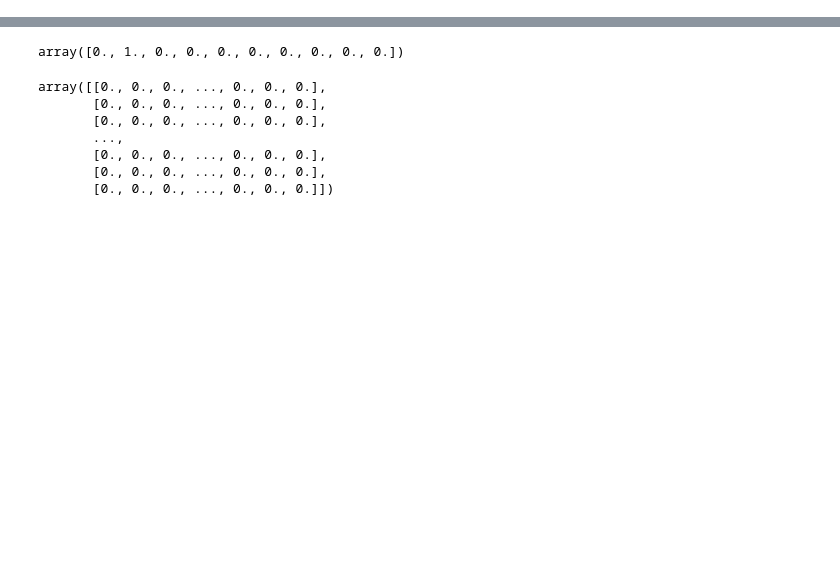
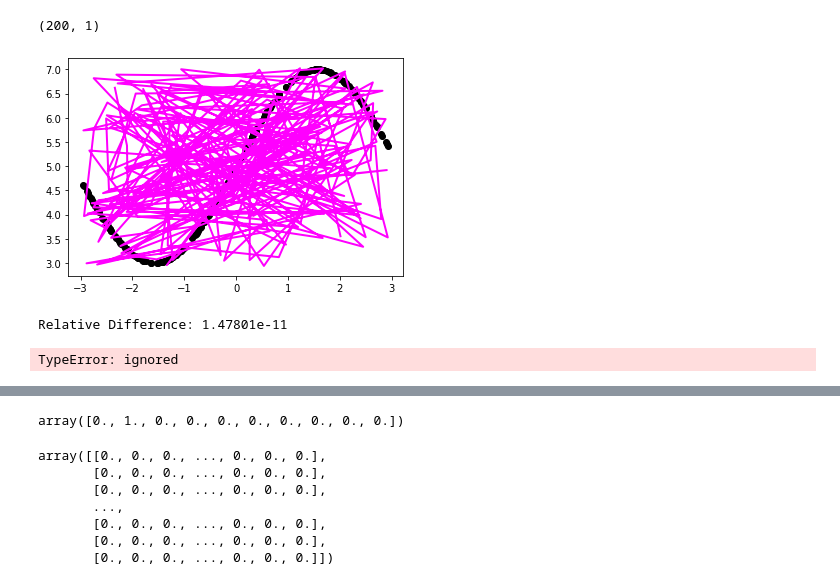
Before and after one commit to maks-tabu/dus_mm, a Jupyter notebook: neural_network.ipynb, the cells around one changed output, grey strips where cells are left out. Drawn from its saved outputs; the diff is of its cells as text; code cells hidden in the pictures; blank space fills up the shorter version.

```diff
--- a/neural_network.ipynb
+++ b/neural_network.ipynb
@@ -178 +223,11 @@ class NN_model():
+# %%
+import scipy.io
+mat = scipy.io.loadmat('mnist.mat')
+X = mat['X']
+y = mat['y']
+y[y == 10] = 0
+y0 = np.zeros((y.size, 10))
+for i in range(y.shape[0]):
+    y0[i,y[i]] = 1
+y = y0
 # %%
@@ -208,0 +266,28 @@ y.iloc[100:101]
+# %%
+dus_mm = NN_model(X.shape[1], 'mean_squared_error')
+dus_mm.add(Layer(y.shape[1], 'linear'))
+# %%
+X = np.array(X)
+y = np.array(y)
+lambda_vec = [0]
+
+nfold = 5
+slice_fold = int(y.shape[0] // nfold)
+lst =  np.arange(y.shape[:(5 * slice_fold)][0])
+np.random.shuffle(lst)
+list_fold = np.array([lst[i * slice_fold:(i + 1) * slice_fold] for i in range(nfold)])
+
+train_error = np.zeros(nfold)
+val_error = np.zeros(nfold)
+train_reg = np.zeros(len(lambda_vec))
+val_reg = np.zeros(len(lambda_vec))
+
+for k in range(len(lambda_vec)):
+    for i in range(nfold):
+        X_train = X[np.delete(list_fold, i, 0).ravel()]
+        y_train = y[np.delete(list_fold, i, 0).ravel()]
+        X_val = X[list_fold[i]]
+        y_val = y[list_fold[i]]
+        train_error[i], val_error[i] = dus_mm.optimize(X_train, y_train, X_val, y_val, lambda_vec[k])
+    train_reg[k] = np.mean(train_error)
+    val_reg[k] = np.mean(val_error)
@@ -208,0 +334,33 @@ y.iloc[100:101]
+# %%
+X_val.shape
+# %% [output]
+(200, 1)
+# %%
+# отрисовываем результат приближения нейросетью поверх исходной функции
+plt.scatter(X_val, y_val, color='black', antialiased=True)
+plt.plot(X_val, dus_mm.form_output(X_val,y_val), color='magenta', linewidth=2, antialiased=True)
+plt.show()
+# %% [output]
+[figure, added]
+# %%
+f = dus_mm.gradient_checking(X,y)
+# %% [output]
+Relative Difference: 1.47801e-11
+# %%
+lambda_vec = [0]
+error_train = np.zeros(len(lambda_vec))
+error_val = np.zeros(len(lambda_vec))
+init_theta = dus_mm.theta
+
+for i in range(len(lambda_vec)):
+  dus_mm.theta = init_theta.copy()
+  dus_mm.optimize(X_train, y_train, lambda_vec[i])
+  a_out = dus_mm.feedforward(X_train)
+  a_end = a_out[:(dus_mm.sequential[-1].neurons * y_train.shape[0])]
+  error_train[i] = dus_mm.compute_loss(a_end, y_train)
+
+  a_out = dus_mm.feedforward(X_val)
+  a_end = a_out[:(dus_mm.sequential[-1].neurons * y_val.shape[0])]
+  error_val[i] = dus_mm.compute_loss(a_end, y_val)
+# %% [output]
+TypeError: ignored
```
Also changed, not shown: parts of 21 cells of this notebook, 1 other file.
